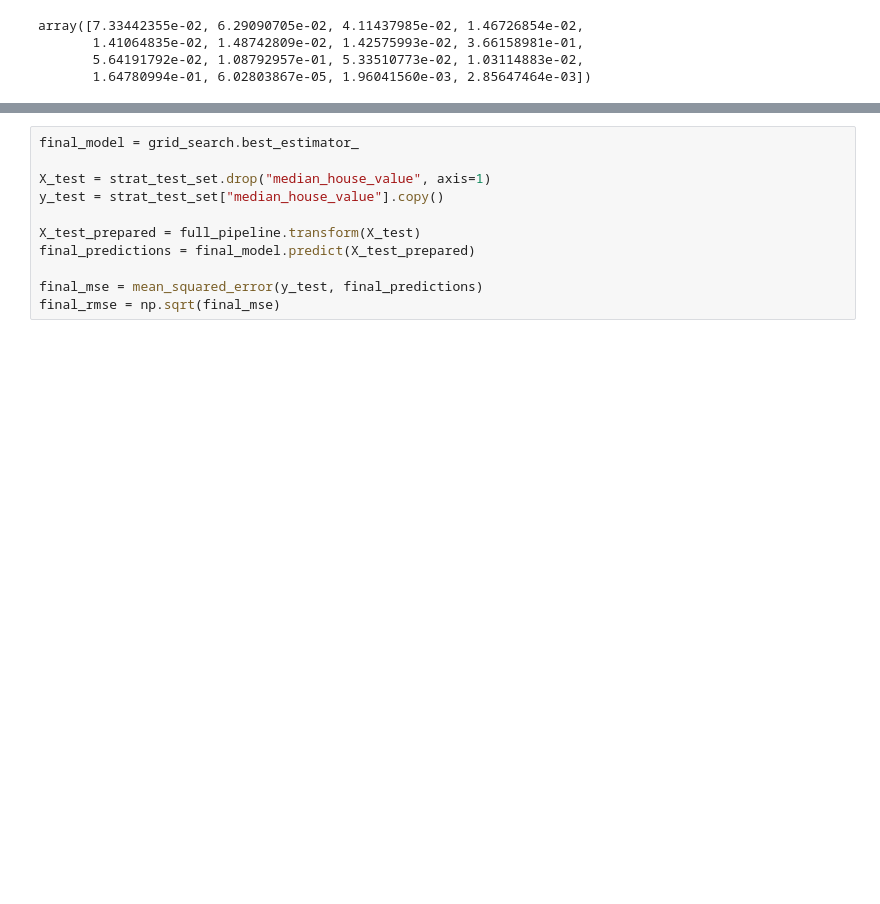
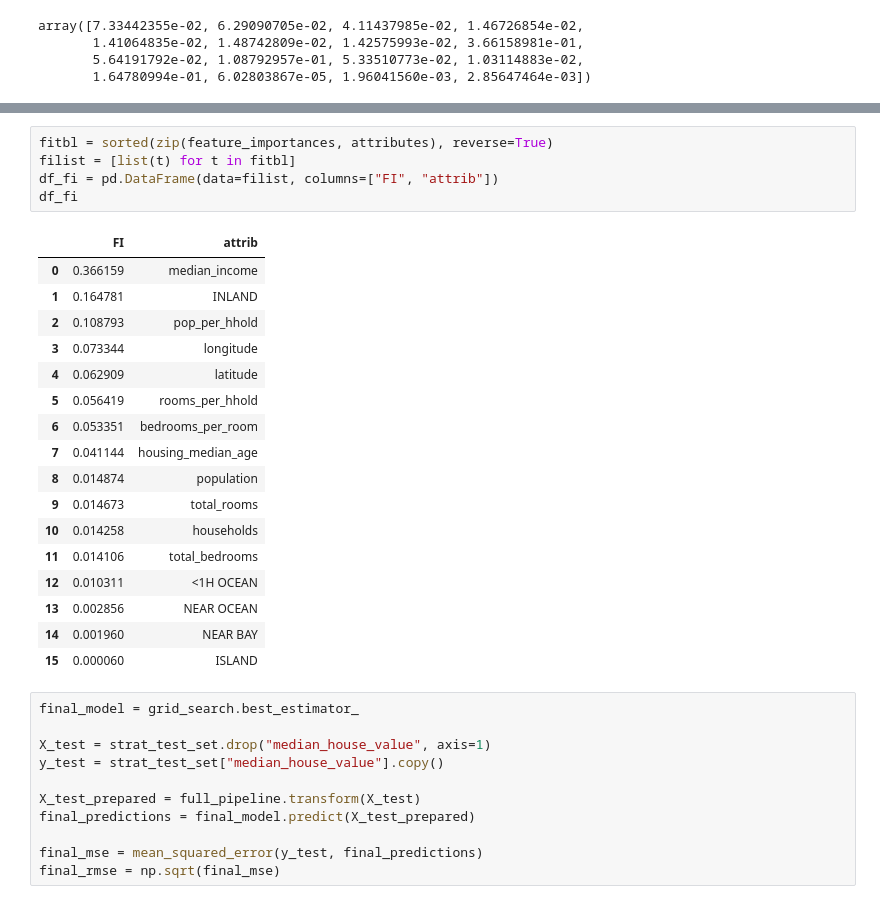
Before and after one commit to BStudent/handson-ml2, a Jupyter notebook: 02_end_to_end_machine_learning_project-001.ipynb, the cells around one changed output, grey strips where cells are left out. Drawn from its saved outputs; the diff is of its cells as text; blank space fills up the shorter version.

```diff
--- a/02_end_to_end_machine_learning_project-001.ipynb
+++ b/02_end_to_end_machine_learning_project-001.ipynb
@@ -1086,3 +1103,26 @@ sorted(zip(feature_importances, attributes), reverse=True)
+# %%
+fitbl = sorted(zip(feature_importances, attributes), reverse=True)
+filist = [list(t) for t in fitbl]
+df_fi = pd.DataFrame(data=filist, columns=["FI", "attrib"])
+df_fi
+# %% [output]
+|  | FI | attrib |
+| 0 | 0.366159 | median_income |
+| 1 | 0.164781 | INLAND |
+| 2 | 0.108793 | pop_per_hhold |
+| 3 | 0.073344 | longitude |
+| 4 | 0.062909 | latitude |
+| 5 | 0.056419 | rooms_per_hhold |
+| 6 | 0.053351 | bedrooms_per_room |
+| 7 | 0.041144 | housing_median_age |
+| 8 | 0.014874 | population |
+| 9 | 0.014673 | total_rooms |
+| 10 | 0.014258 | households |
+| 11 | 0.014106 | total_bedrooms |
+| 12 | 0.010311 | <1H OCEAN |
+| 13 | 0.002856 | NEAR OCEAN |
+| 14 | 0.001960 | NEAR BAY |
+| 15 | 0.000060 | ISLAND |
 # %%
 final_model = grid_search.best_estimator_
 
```
Also changed, not shown: parts of 14 cells of this notebook, 2 other files.
